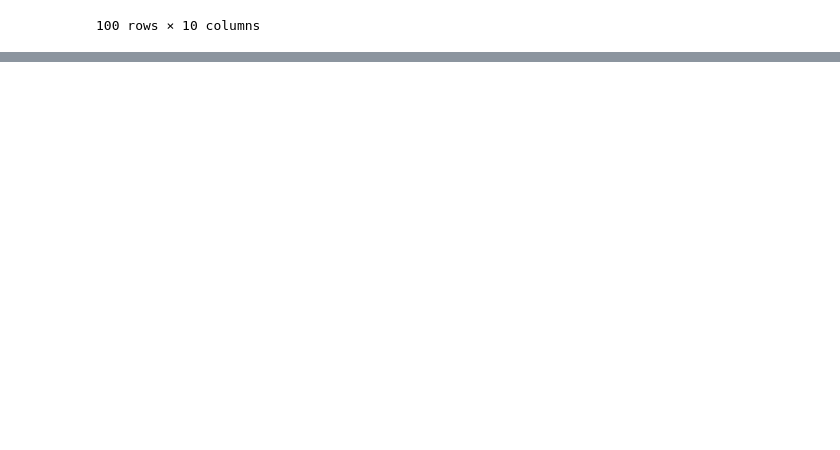
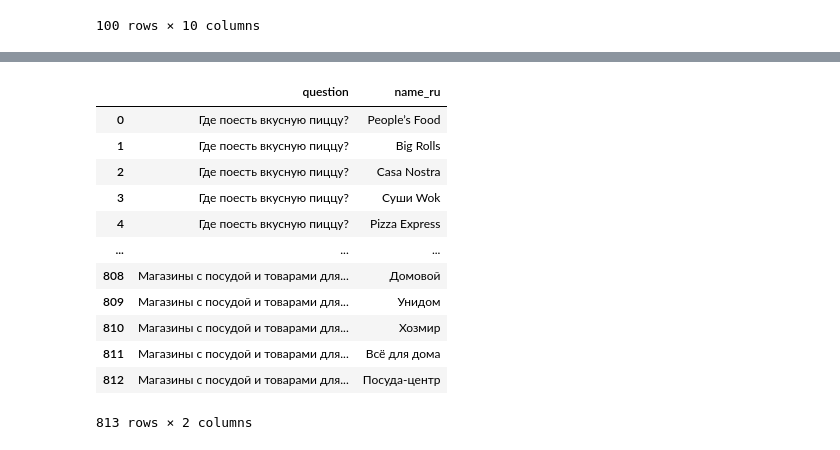
Before and after one commit to miem-refugees/travel-agent, a Jupyter notebook: notebooks/embedding_bench_draft.ipynb, the cells around one changed output, grey strips where cells are left out. Saved outputs shown, nothing was run; the diff lists cells and outputs as text; code cells hidden in the pictures; blank space fills up the shorter version.

```diff
--- a/notebooks/embedding_bench_draft.ipynb
+++ b/notebooks/embedding_bench_draft.ipynb
@@ -210,0 +301,23 @@ df
+# %%
+import pandas as pd
+
+df = pd.read_csv("data/embedding/normal_rubrics_15886.csv")
+df["names_ru"] = df["names_ru"].str.split(";")
+
+df_exploded = df.explode("names_ru", ignore_index=True)
+df_exploded.columns = ["question", "name_ru"]
+df_exploded
+# %% [output]
+|  | question | name_ru |
+| 0 | Где поесть вкусную пиццу? | People’s Food |
+| 1 | Где поесть вкусную пиццу? | Big Rolls |
+| 2 | Где поесть вкусную пиццу? | Casa Nostra |
+| 3 | Где поесть вкусную пиццу? | Суши Wok |
+| 4 | Где поесть вкусную пиццу? | Pizza Express |
+| ... | ... | ... |
+| 808 | Магазины с посудой и товарами для... | Домовой |
+| 809 | Магазины с посудой и товарами для... | Унидом |
+| 810 | Магазины с посудой и товарами для... | Хозмир |
+| 811 | Магазины с посудой и товарами для... | Всё для дома |
+| 812 | Магазины с посудой и товарами для... | Посуда-центр |
+813 rows × 2 columns
```
Also changed, not shown: parts of 15 cells of this notebook, 7 other files.
